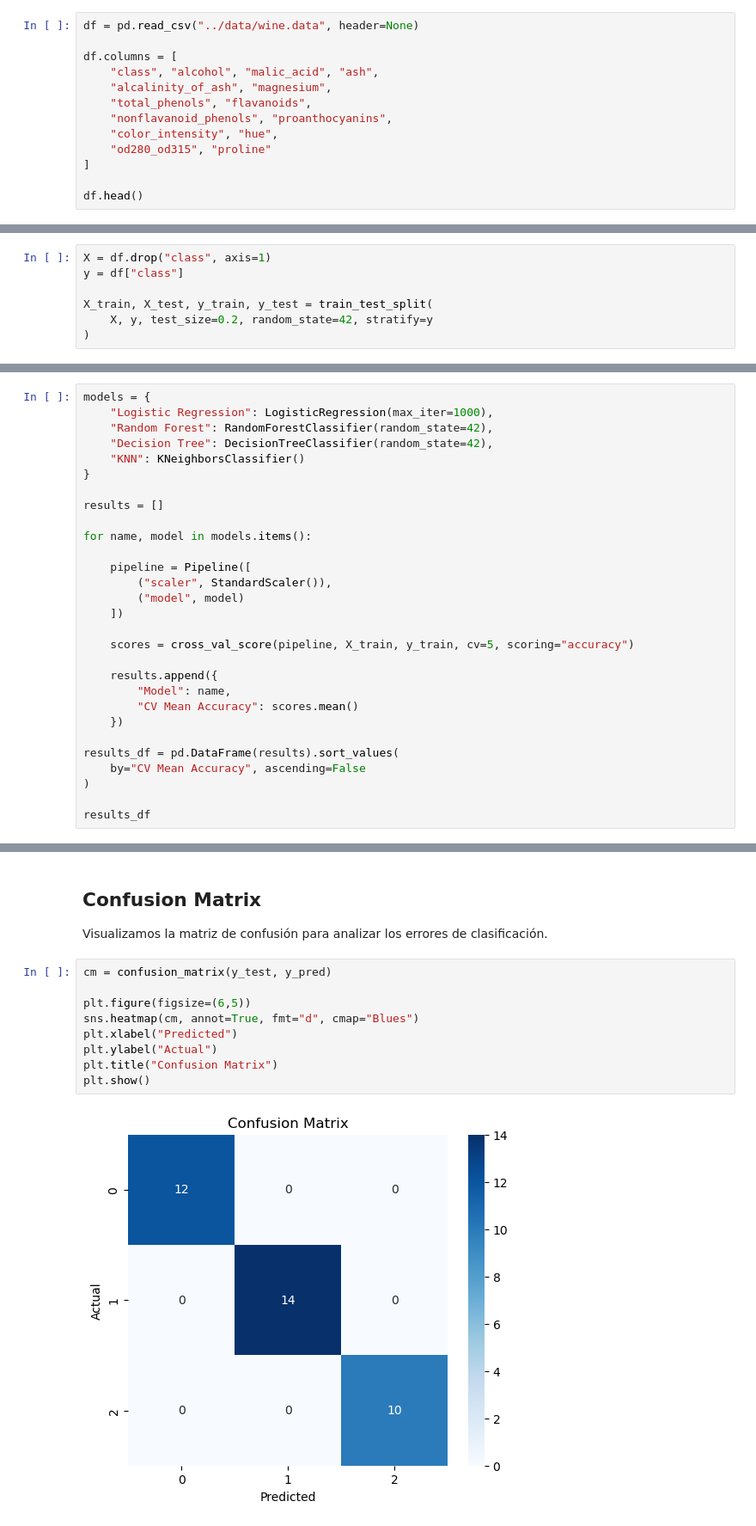
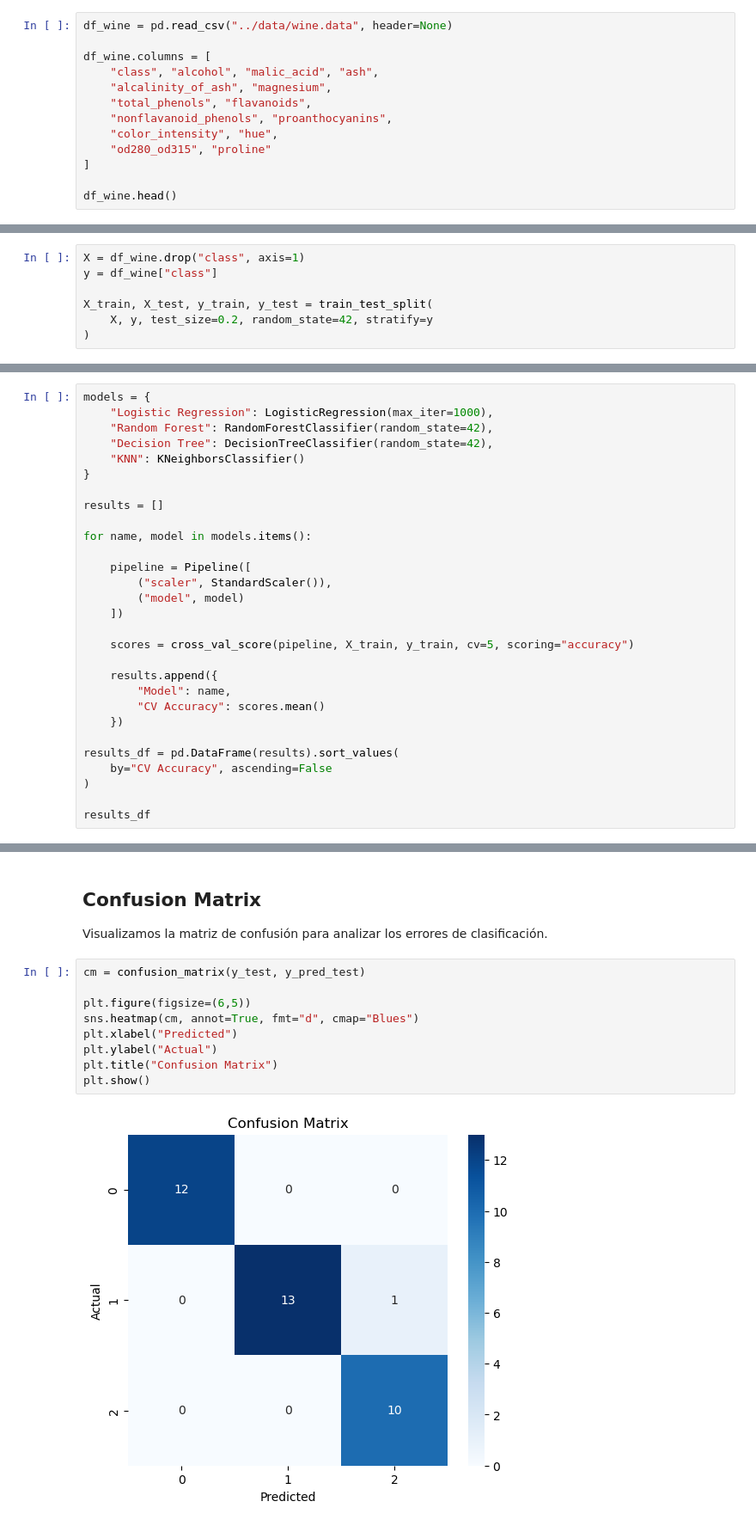
Before and after one commit to LautaroDA2205/Wine-ML, a Jupyter notebook: notebooks/03_Model_Validation_Tuning.ipynb, the cells around one changed output, grey strips where cells are left out. Shown at 86% size. Cells and saved outputs as stored; diff of their text form.

```diff
--- a/notebooks/03_Model_Validation_Tuning.ipynb
+++ b/notebooks/03_Model_Validation_Tuning.ipynb
@@ -36,9 +36,9 @@ import matplotlib.pyplot as plt
 
 Cargamos el dataset de vinos y definimos correctamente los nombres de las columnas para facilitar el análisis.
 # %%
-df = pd.read_csv("../data/wine.data", header=None)
+df_wine = pd.read_csv("../data/wine.data", header=None)
 
-df.columns = [
+df_wine.columns = [
     "class", "alcohol", "malic_acid", "ash",
     "alcalinity_of_ash", "magnesium",
     "total_phenols", "flavanoids",
@@ -47,7 +47,7 @@ df.columns = [
     "od280_od315", "proline"
 ]
 
-df.head()
+df_wine.head()
 # %% [output]
 |  | class | alcohol | malic_acid | ash | alcalinity_of_ash | magnesium | total_phenols | flavanoids | ... |
 | 0 | 1 | 14.23 | 1.71 | 2.43 | 15.6 | 127 | 2.80 | 3.06 | ... |
@@ -67,8 +79,8 @@ plt.show()
 Separamos las variables predictoras (X) y la variable objetivo (y).
 Utilizamos stratify para mantener la proporción de clases.
 # %%
-X = df.drop("class", axis=1)
-y = df["class"]
+X = df_wine.drop("class", axis=1)
+y = df_wine["class"]
 
 X_train, X_test, y_train, y_test = train_test_split(
     X, y, test_size=0.2, random_state=42, stratify=y
@@ -99,11 +111,11 @@ for name, model in models.items():
 
     results.append({
         "Model": name,
-        "CV Mean Accuracy": scores.mean()
+        "CV Accuracy": scores.mean()
     })
 
 results_df = pd.DataFrame(results).sort_values(
-    by="CV Mean Accuracy", ascending=False
+    by="CV Accuracy", ascending=False
 )
 
 results_df
@@ -217,13 +229,13 @@ Dado que la validación cruzada proporciona una estimación más robusta del ren
 
 Visualizamos la matriz de confusión para analizar los errores de clasificación.
 # %%
-cm = confusion_matrix(y_test, y_pred)
+cm = confusion_matrix(y_test, y_pred_test)
 
 plt.figure(figsize=(6,5))
 sns.heatmap(cm, annot=True, fmt="d", cmap="Blues")
 plt.xlabel("Predicted")
 plt.ylabel("Actual")
 plt.title("Confusion Matrix")
 plt.show()
 # %% [output]
-[figure, old version]
+[figure, new version]
```
Also changed, not shown: parts of 10 cells of this notebook, 1 other file.
